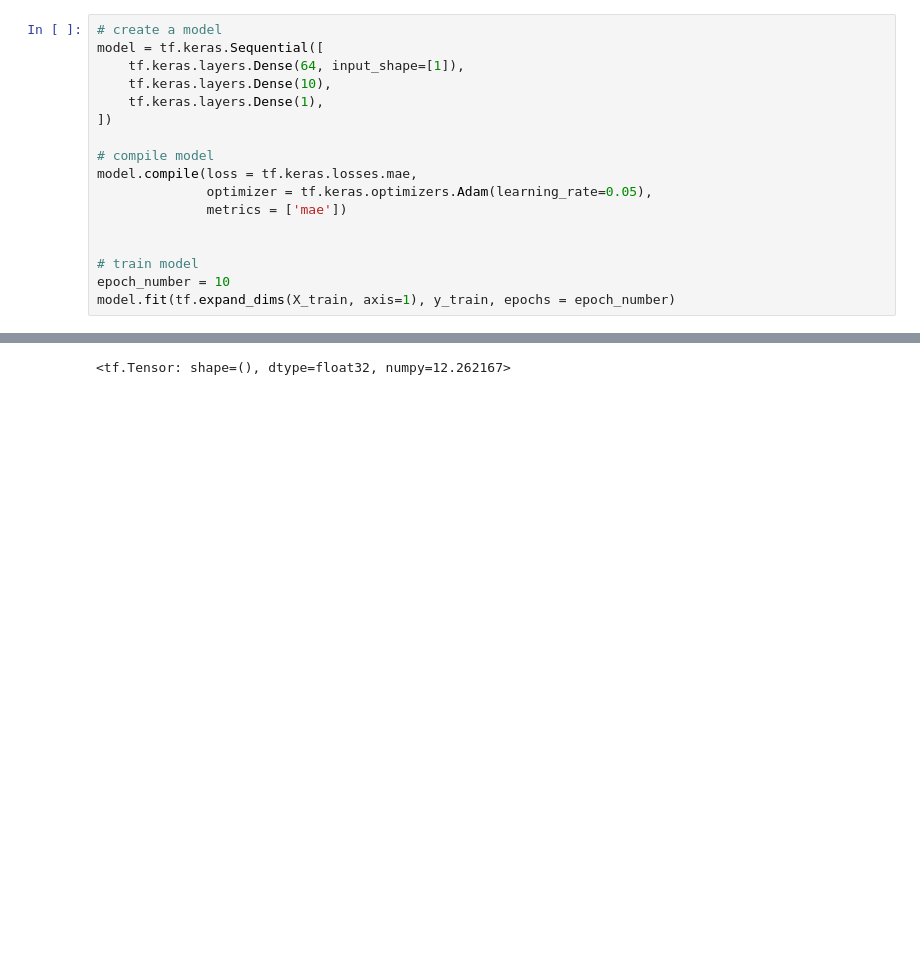
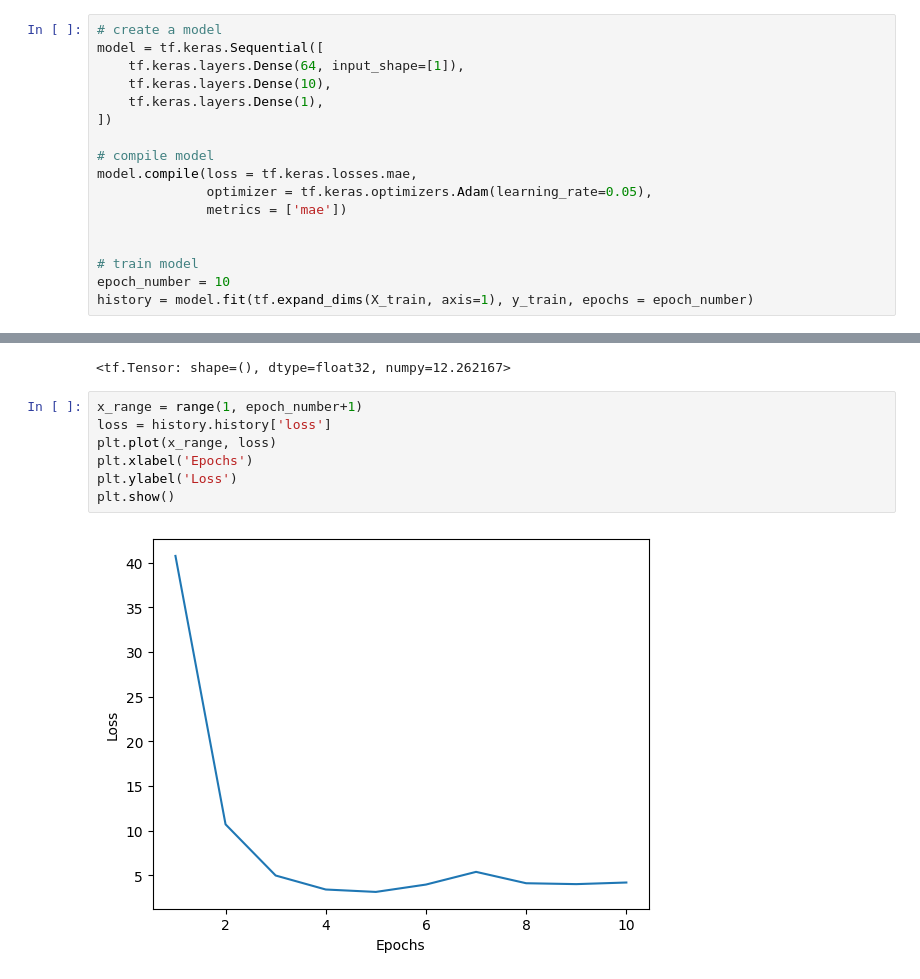
Before and after one commit to thekaveez/kaveez-DL, a Jupyter notebook: regression.ipynb, the cells around one changed output, grey strips where cells are left out. Saved outputs shown, nothing was run; the diff lists cells and outputs as text; blank space fills up the shorter version.

```diff
--- a/regression.ipynb
+++ b/regression.ipynb
@@ -107,6 +107,6 @@ model.compile(loss = tf.keras.losses.mae,
 
 # train model
 epoch_number = 10
-model.fit(tf.expand_dims(X_train, axis=1), y_train, epochs = epoch_number)
+history = model.fit(tf.expand_dims(X_train, axis=1), y_train, epochs = epoch_number)
 # %% [output]
 Epoch 1/10
@@ -191,3 +190,12 @@ mae = tf.metrics.mse(y_test, tf.squeeze(y_pred))
 mae
 # %% [output]
 <tf.Tensor: shape=(), dtype=float32, numpy=12.262167>
+# %%
+x_range = range(1, epoch_number+1)
+loss = history.history['loss']
+plt.plot(x_range, loss)
+plt.xlabel('Epochs')
+plt.ylabel('Loss')
+plt.show()
+# %% [output]
+[figure, added]
```
Also changed, not shown: parts of 2 cells of this notebook.
